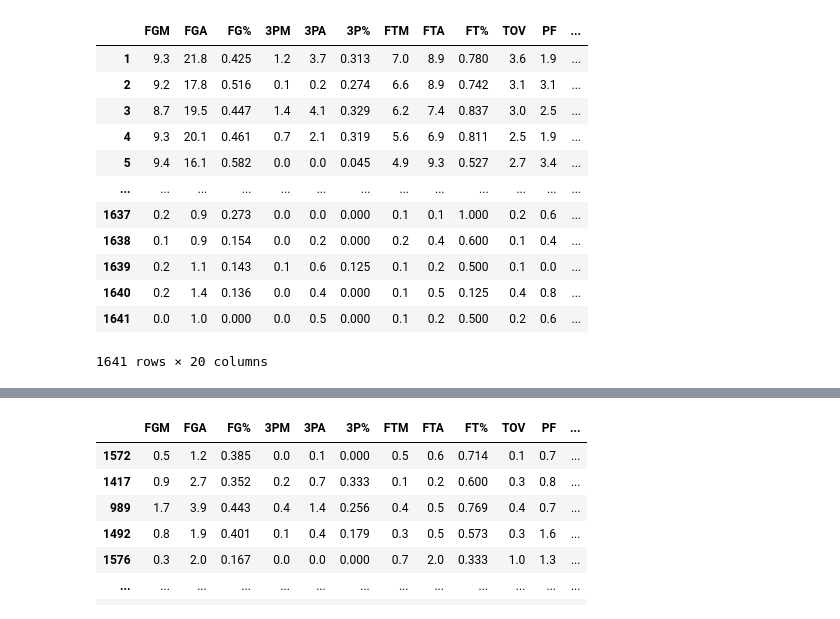
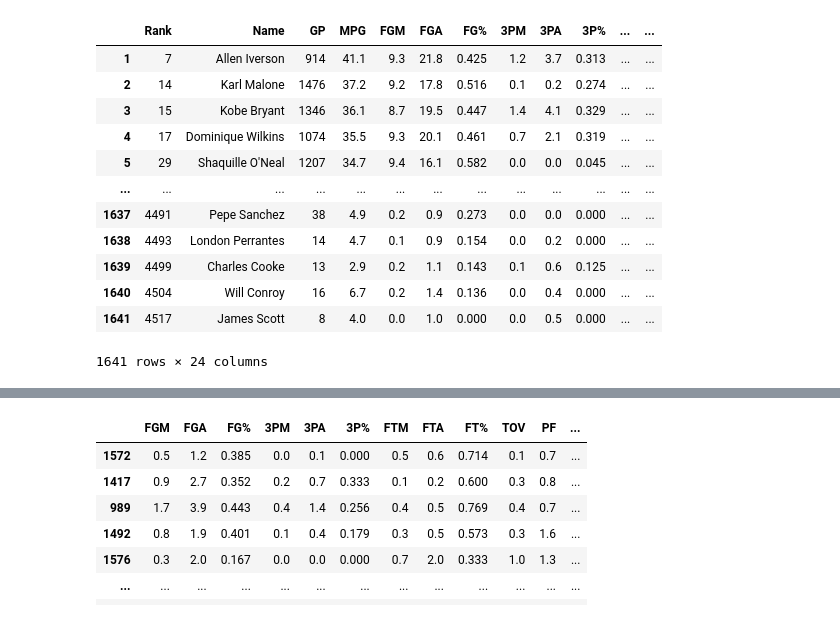
Before and after one commit to Neophyte96/Basketball-Optimal-Weight, a Jupyter notebook: Machine Learning - Weight.ipynb, the cells around one changed output, grey strips where cells are left out. Drawn from its saved outputs; the diff is of its cells as text; code cells hidden in the pictures.

```diff
--- a/Machine Learning - Weight.ipynb
+++ b/Machine Learning - Weight.ipynb
@@ -31,19 +16,21 @@ df
+# %%
+copy_df=df
 # %%
 copy_df=copy_df.drop(copy_df.index[0])
 copy_df2=copy_df
-copy_df2
+copy_df
 # %% [output]
-|  | FGM | FGA | FG% | 3PM | 3PA | 3P% | FTM | FTA | FT% | TOV | PF | ... |
-| 1 | 9.3 | 21.8 | 0.425 | 1.2 | 3.7 | 0.313 | 7.0 | 8.9 | 0.780 | 3.6 | 1.9 | ... |
-| 2 | 9.2 | 17.8 | 0.516 | 0.1 | 0.2 | 0.274 | 6.6 | 8.9 | 0.742 | 3.1 | 3.1 | ... |
-| 3 | 8.7 | 19.5 | 0.447 | 1.4 | 4.1 | 0.329 | 6.2 | 7.4 | 0.837 | 3.0 | 2.5 | ... |
-| 4 | 9.3 | 20.1 | 0.461 | 0.7 | 2.1 | 0.319 | 5.6 | 6.9 | 0.811 | 2.5 | 1.9 | ... |
-| 5 | 9.4 | 16.1 | 0.582 | 0.0 | 0.0 | 0.045 | 4.9 | 9.3 | 0.527 | 2.7 | 3.4 | ... |
+|  | Rank | Name | GP | MPG | FGM | FGA | FG% | 3PM | 3PA | 3P% | ... | ... |
+| 1 | 7 | Allen Iverson | 914 | 41.1 | 9.3 | 21.8 | 0.425 | 1.2 | 3.7 | 0.313 | ... | ... |
+| 2 | 14 | Karl Malone | 1476 | 37.2 | 9.2 | 17.8 | 0.516 | 0.1 | 0.2 | 0.274 | ... | ... |
+| 3 | 15 | Kobe Bryant | 1346 | 36.1 | 8.7 | 19.5 | 0.447 | 1.4 | 4.1 | 0.329 | ... | ... |
+| 4 | 17 | Dominique Wilkins | 1074 | 35.5 | 9.3 | 20.1 | 0.461 | 0.7 | 2.1 | 0.319 | ... | ... |
+| 5 | 29 | Shaquille O'Neal | 1207 | 34.7 | 9.4 | 16.1 | 0.582 | 0.0 | 0.0 | 0.045 | ... | ... |
 | ... | ... | ... | ... | ... | ... | ... | ... | ... | ... | ... | ... | ... |
-| 1637 | 0.2 | 0.9 | 0.273 | 0.0 | 0.0 | 0.000 | 0.1 | 0.1 | 1.000 | 0.2 | 0.6 | ... |
-| 1638 | 0.1 | 0.9 | 0.154 | 0.0 | 0.2 | 0.000 | 0.2 | 0.4 | 0.600 | 0.1 | 0.4 | ... |
-| 1639 | 0.2 | 1.1 | 0.143 | 0.1 | 0.6 | 0.125 | 0.1 | 0.2 | 0.500 | 0.1 | 0.0 | ... |
-| 1640 | 0.2 | 1.4 | 0.136 | 0.0 | 0.4 | 0.000 | 0.1 | 0.5 | 0.125 | 0.4 | 0.8 | ... |
-| 1641 | 0.0 | 1.0 | 0.000 | 0.0 | 0.5 | 0.000 | 0.1 | 0.2 | 0.500 | 0.2 | 0.6 | ... |
+| 1637 | 4491 | Pepe Sanchez | 38 | 4.9 | 0.2 | 0.9 | 0.273 | 0.0 | 0.0 | 0.000 | ... | ... |
+| 1638 | 4493 | London Perrantes | 14 | 4.7 | 0.1 | 0.9 | 0.154 | 0.0 | 0.2 | 0.000 | ... | ... |
+| 1639 | 4499 | Charles Cooke | 13 | 2.9 | 0.2 | 1.1 | 0.143 | 0.1 | 0.6 | 0.125 | ... | ... |
+| 1640 | 4504 | Will Conroy | 16 | 6.7 | 0.2 | 1.4 | 0.136 | 0.0 | 0.4 | 0.000 | ... | ... |
+| 1641 | 4517 | James Scott | 8 | 4.0 | 0.0 | 1.0 | 0.000 | 0.0 | 0.5 | 0.000 | ... | ... |
-1641 rows × 20 columns
+1641 rows × 24 columns
 # %%
```
Also changed, not shown: parts of 15 cells of this notebook, 4 other files.
